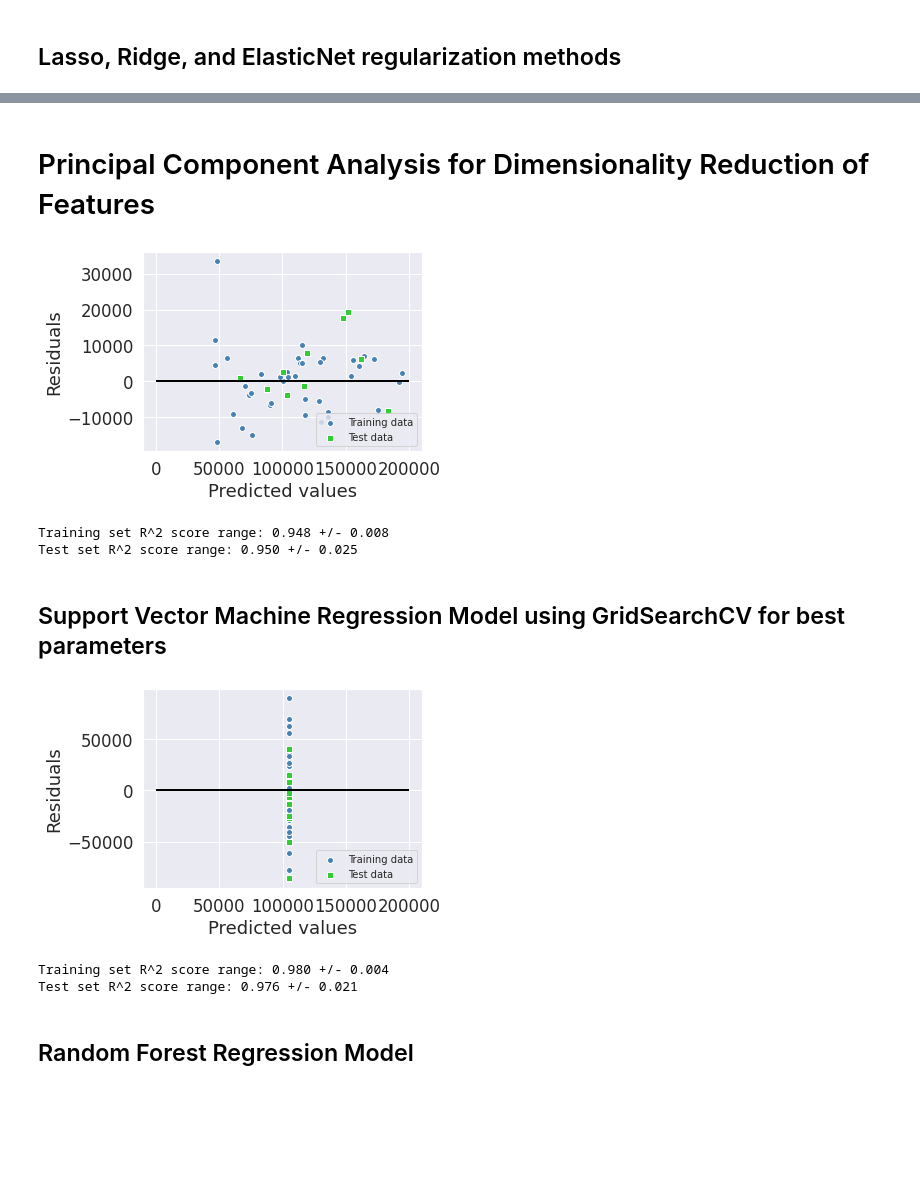
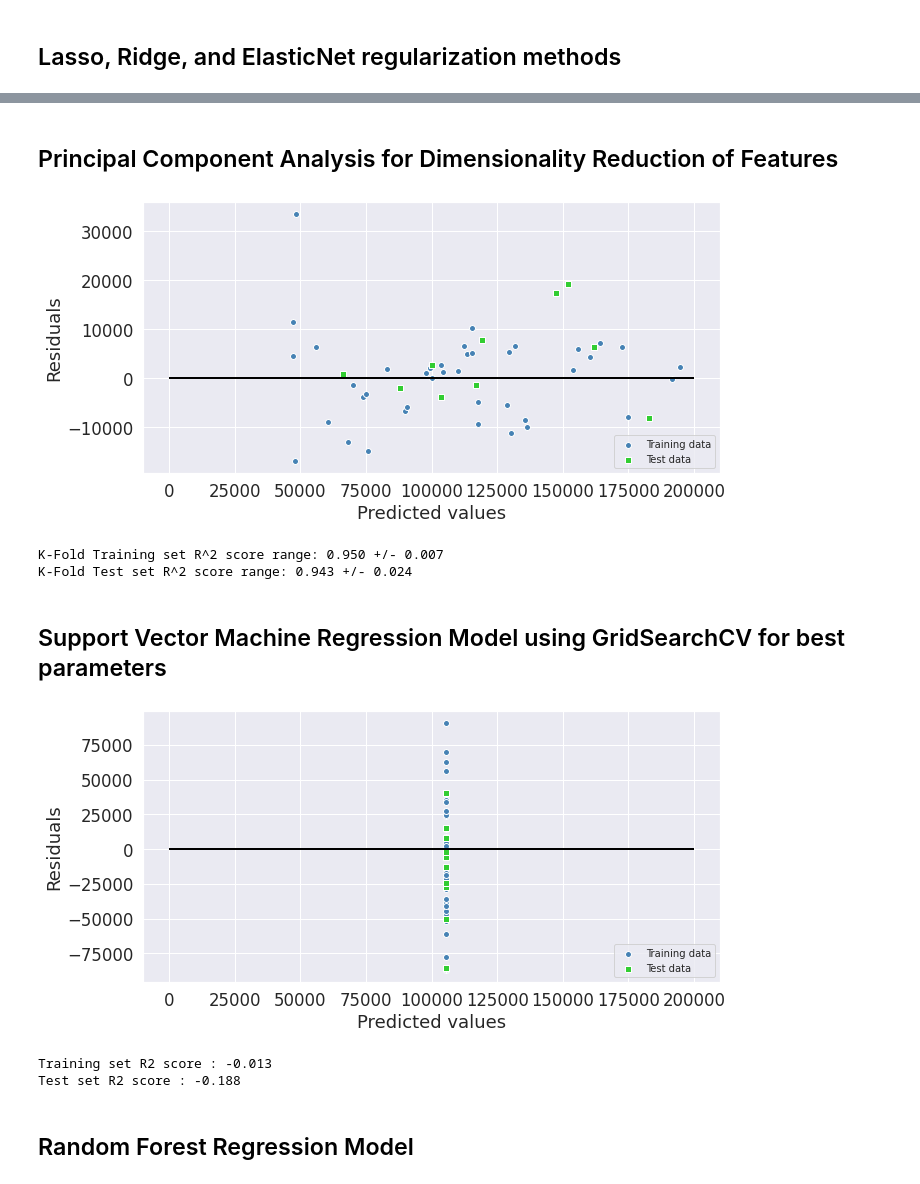
Before and after one commit to jnielsonresearch/Machine-Learning-Templates, a Jupyter notebook: Regression/Regression_models.ipynb, the cells around one changed output, grey strips where cells are left out. Cells and saved outputs as stored; diff of their text form; code cells hidden in the pictures; blank space fills up the shorter version.

```diff
--- a/Regression/Regression_models.ipynb
+++ b/Regression/Regression_models.ipynb
@@ -17,0 +28,20 @@ y = dataset.iloc[:, -1].values
+# %%
+# Download the data
+
+import os
+datapath = os.path.join("Regression", "")
+
+files = ['50_Startups.csv']
+
+# Download the data
+import urllib.request
+DOWNLOAD_ROOT = "https://raw.githubusercontent.com/jnielsonresearch/machine-learning-templates/master/"
+os.makedirs(datapath, exist_ok=True)
+for filename in files:
+    print("Downloading", filename)
+    url = DOWNLOAD_ROOT + "Regression/" + filename
+    urllib.request.urlretrieve(url, datapath + filename)
+
+dataset = pd.read_csv(datapath + files[0])
+X = dataset.iloc[:, :-1].values
+y = dataset.iloc[:, -1].values
@@ -98,6 +155,11 @@ array([[0.0, 0.0, 1.0, 165349.2, 136897.8, 471784.1],
 # %%
 from sklearn.model_selection import train_test_split
 X_train, X_test, y_train, y_test = train_test_split(X, y, test_size = 0.2, random_state = 0)
+# %%
+from sklearn.preprocessing import MinMaxScaler
+scaler = MinMaxScaler()
+X_train= scaler.fit_transform(X_train)
+X_test = scaler.transform(X_test)
 # %% [markdown]
 ## Evaluation of Linear Regression Model on Training and Test sets
 # %%
@@ -213,5 +346,5 @@ plt.show()
 # %% [markdown]
-#  Principal Component Analysis for Dimensionality Reduction of Features
+##  Principal Component Analysis for Dimensionality Reduction of Features
 # %%
 from sklearn.decomposition import PCA
 from sklearn.pipeline import Pipeline
@@ -223,7 +356,7 @@ y_train_pred = pipe_lr.predict(X_train)
 y_test_pred = pipe_lr.predict(X_test)
 
 # Plot of Residuals and Predicted Values on Training and Test sets
-
+plt.figure(figsize=(10,5))
 plt.scatter(y_train_pred,  y_train_pred - y_train,
             c='steelblue', marker='o', edgecolor='white',
             label='Training data')
@@ -245,7 +378,7 @@ test_score = []
 for i in range(10):
     X_train, X_test, y_train, y_test = train_test_split( X, y,
                                   test_size=0.2, random_state=i)
-    lr.fit(X_train, y_train)
+    pipe_lr.fit(X_train, y_train)
     y_train_pred = pipe_lr.predict(X_train)
     y_test_pred = pipe_lr.predict(X_test)
     train_score = np.append(train_score, r2_score(y_train,
@@ -253,12 +386,12 @@ for i in range(10):
     test_score = np.append(test_score, r2_score(y_test,
                             y_test_pred))
 
-print('Training set R^2 score range: %.3f +/- %.3f' % (np.mean(train_score), np.std(train_score)))
-print('Test set R^2 score range: %.3f +/- %.3f' % (np.mean(test_score), np.std(test_score)))
+print('K-Fold Training set R^2 score range: %.3f +/- %.3f' % (np.mean(train_score), np.std(train_score)))
+print('K-Fold Test set R^2 score range: %.3f +/- %.3f' % (np.mean(test_score), np.std(test_score)))
 # %% [output]
-[figure, old version]
+[figure, new version]
-Training set R^2 score range: 0.948 +/- 0.008
-Test set R^2 score range: 0.950 +/- 0.025
+K-Fold Training set R^2 score range: 0.950 +/- 0.007
+K-Fold Test set R^2 score range: 0.943 +/- 0.024
 # %% [markdown]
 ## Support Vector Machine Regression Model using GridSearchCV for best parameters
 # %%
@@ -275,40 +408,40 @@ gsc = GridSearchCV(
             'gamma': [0.0001, 0.001, 0.005, 0.1, 1, 3, 5]
         },
         cv=10, scoring='r2', verbose=0, n_jobs=-1)
 
-grid_result = gsc.fit(X, y)
+grid_result = gsc.fit(X_train, y_train)
 best_params = grid_result.best_params_
 best_svr = SVR(kernel='rbf', C=best_params["C"], epsilon=best_params["epsilon"], gamma=best_params["gamma"],
                    coef0=0.1, shrinking=True,
                    tol=0.001, cache_size=200, verbose=False, max_iter=-1)
 
 best_svr.fit(X_train, y_train)
 
 y_train_pred = best_svr.predict(X_train)
 y_test_pred = best_svr.predict(X_test)
 
 # Plot of Residuals and Predicted Values on Training and Test sets
-
+plt.figure(figsize=(10,5))
 plt.scatter(y_train_pred,  y_train_pred - y_train,
             c='steelblue', marker='o', edgecolor='white',
             label='Training data')
 plt.scatter(y_test_pred,  y_test_pred - y_test,
             c='limegreen', marker='s', edgecolor='white',
             label='Test data')
 plt.xlabel('Predicted values')
 plt.ylabel('Residuals')
 plt.legend(loc='upper left')
 plt.hlines(y=0, xmin=0, xmax=200000, color='black', lw=2)
 plt.tight_layout()
 plt.legend(loc='lower right',prop={'size': 10})
 plt.show()
 
-print('Training set R^2 score range: %.3f +/- %.3f' % (np.mean(train_score), np.std(train_score)))
-print('Test set R^2 score range: %.3f +/- %.3f' % (np.mean(test_score), np.std(test_score)))
+print('Training set R2 score : %.3f' % r2_score(y_train, y_train_pred))
+print('Test set R2 score : %.3f' % r2_score(y_test, y_test_pred))
 # %% [output]
-[figure, old version]
+[figure, new version]
-Training set R^2 score range: 0.980 +/- 0.004
-Test set R^2 score range: 0.976 +/- 0.021
+Training set R2 score : -0.013
+Test set R2 score : -0.188
 # %% [markdown]
 ## Random Forest Regression Model
 # %%
```
Also changed, not shown: parts of 39 cells of this notebook.
